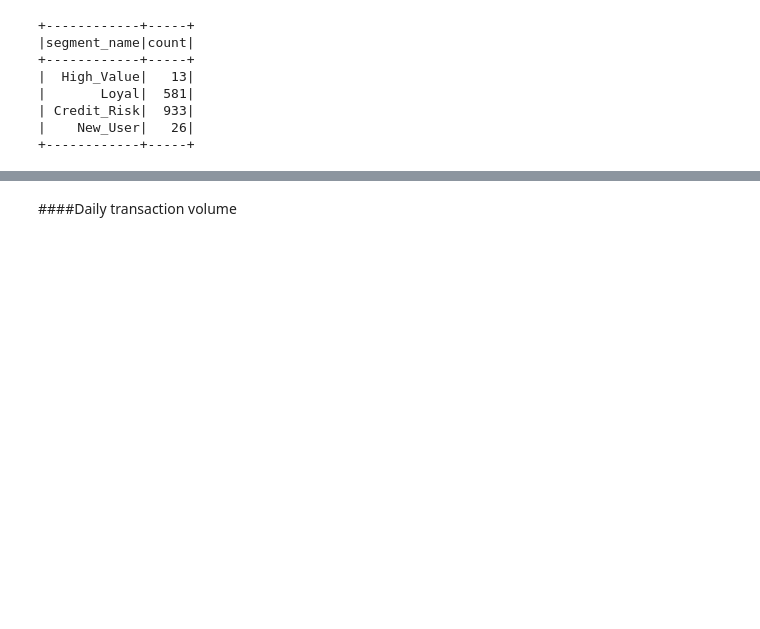
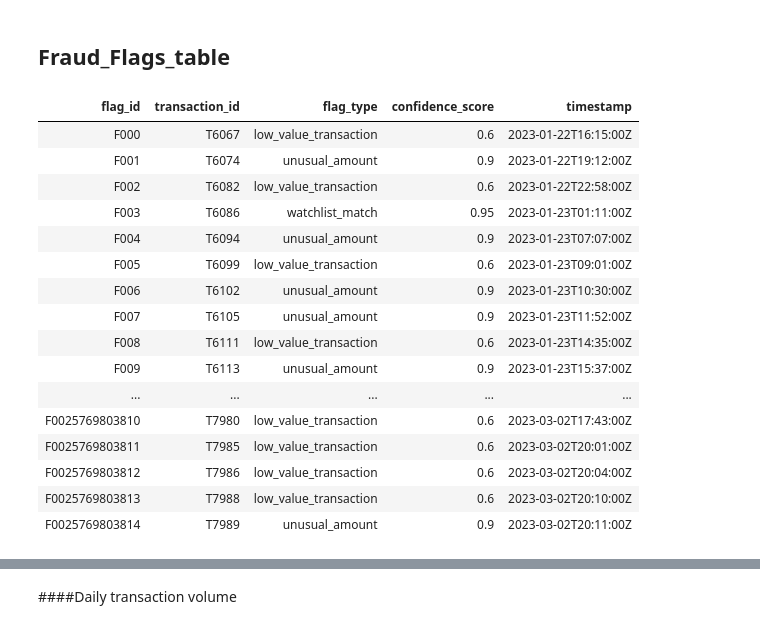
Before and after one commit to PratikshaJavaDev/capstoneprojectbypratiksha, a Jupyter notebook: Gold_layer.ipynb, the cells around one changed output, grey strips where cells are left out. Saved outputs shown, nothing was run; the diff lists cells and outputs as text; code cells hidden in the pictures; blank space fills up the shorter version.

```diff
--- a/Gold_layer.ipynb
+++ b/Gold_layer.ipynb
@@ -17,12 +8,68 @@ branch_df=spark.read.table("hive_metastore.silver.cleaned_branch");
-# %%
-segment_distribution = customer_segmentation_df.groupBy("segment_name").count()
-segment_distribution.show()
-# %% [output]
-+------------+-----+
-|segment_name|count|
-+------------+-----+
-|  High_Value|   13|
-|       Loyal|  581|
-| Credit_Risk|  933|
-|    New_User|   26|
-+------------+-----+
+# %% [markdown]
+## Fraud_Flags_table
+# %%
+from pyspark.sql import functions as F
+from pyspark.sql.types import ArrayType, StringType, FloatType, StructType, StructField
+
+# Assume merged_df is already defined and contains the necessary columns
+
+# Calculate the transaction count for each customer
+transaction_counts_df = merged_df.groupBy("customer_id").agg(F.count("transaction_id").alias("transaction_count"))
+
+# Join the transaction count back to the main DataFrame
+joined_with_counts_df = merged_df.join(transaction_counts_df, on="customer_id", how="left")
+
+# Define the UDF to classify transactions
+def classify_transaction(amount, zipcode, transaction_count):
+    results = []
+    if amount > 1000:
+        results.append(("unusual_amount", 0.90))
+    if amount < 5:
+        results.append(("low_value_transaction", 0.60))
+    if transaction_count > 10:
+        results.append(("watchlist_match", 0.95))
+    return results
+
+# Register the UDF with the correct return type
+classify_transaction_udf = F.udf(classify_transaction, ArrayType(StructType([
+    StructField("flag_type", StringType(), True),
+    StructField("confidence_score", FloatType(), True)
+])))
+
+# Apply the UDF to classify transactions and explode the results
+classified_df = joined_with_counts_df.withColumn(
+    "flags", F.explode(classify_transaction_udf(F.col("amount"), F.col("Zip_code"), F.col("transaction_count")))
+)
+
+# Extract the relevant columns and create a unique flag ID
+fraud_flag_df = classified_df.select(
+    F.monotonically_increasing_id().alias("flag_id"),
+    F.col("transaction_id"),
+    F.col("flags.flag_type").alias("flag_type"),
+    F.round(F.col("flags.confidence_score"), 2).alias("confidence_score"),
+    F.col("timestamp")
+)
+
+# Convert the flag_id to a formatted string
+fraud_flag_df = fraud_flag_df.withColumn("flag_id", F.concat(F.lit("F00"), F.col("flag_id").cast("string")))
+
+# Display the DataFrame with the new flag details
+fraud_flag_df.display(truncate=False)
+# %% [output]
+| flag_id | transaction_id | flag_type | confidence_score | timestamp |
+| F000 | T6067 | low_value_transaction | 0.6 | 2023-01-22T16:15:00Z |
+| F001 | T6074 | unusual_amount | 0.9 | 2023-01-22T19:12:00Z |
+| F002 | T6082 | low_value_transaction | 0.6 | 2023-01-22T22:58:00Z |
+| F003 | T6086 | watchlist_match | 0.95 | 2023-01-23T01:11:00Z |
+| F004 | T6094 | unusual_amount | 0.9 | 2023-01-23T07:07:00Z |
+| F005 | T6099 | low_value_transaction | 0.6 | 2023-01-23T09:01:00Z |
+| F006 | T6102 | unusual_amount | 0.9 | 2023-01-23T10:30:00Z |
+| F007 | T6105 | unusual_amount | 0.9 | 2023-01-23T11:52:00Z |
+| F008 | T6111 | low_value_transaction | 0.6 | 2023-01-23T14:35:00Z |
+| F009 | T6113 | unusual_amount | 0.9 | 2023-01-23T15:37:00Z |
+| ... | ... | ... | ... | ... |
+| F0025769803810 | T7980 | low_value_transaction | 0.6 | 2023-03-02T17:43:00Z |
+| F0025769803811 | T7985 | low_value_transaction | 0.6 | 2023-03-02T20:01:00Z |
+| F0025769803812 | T7986 | low_value_transaction | 0.6 | 2023-03-02T20:04:00Z |
+| F0025769803813 | T7988 | low_value_transaction | 0.6 | 2023-03-02T20:10:00Z |
+| F0025769803814 | T7989 | unusual_amount | 0.9 | 2023-03-02T20:11:00Z |
```
Also changed, not shown: parts of 22 cells of this notebook, 5 other files.
